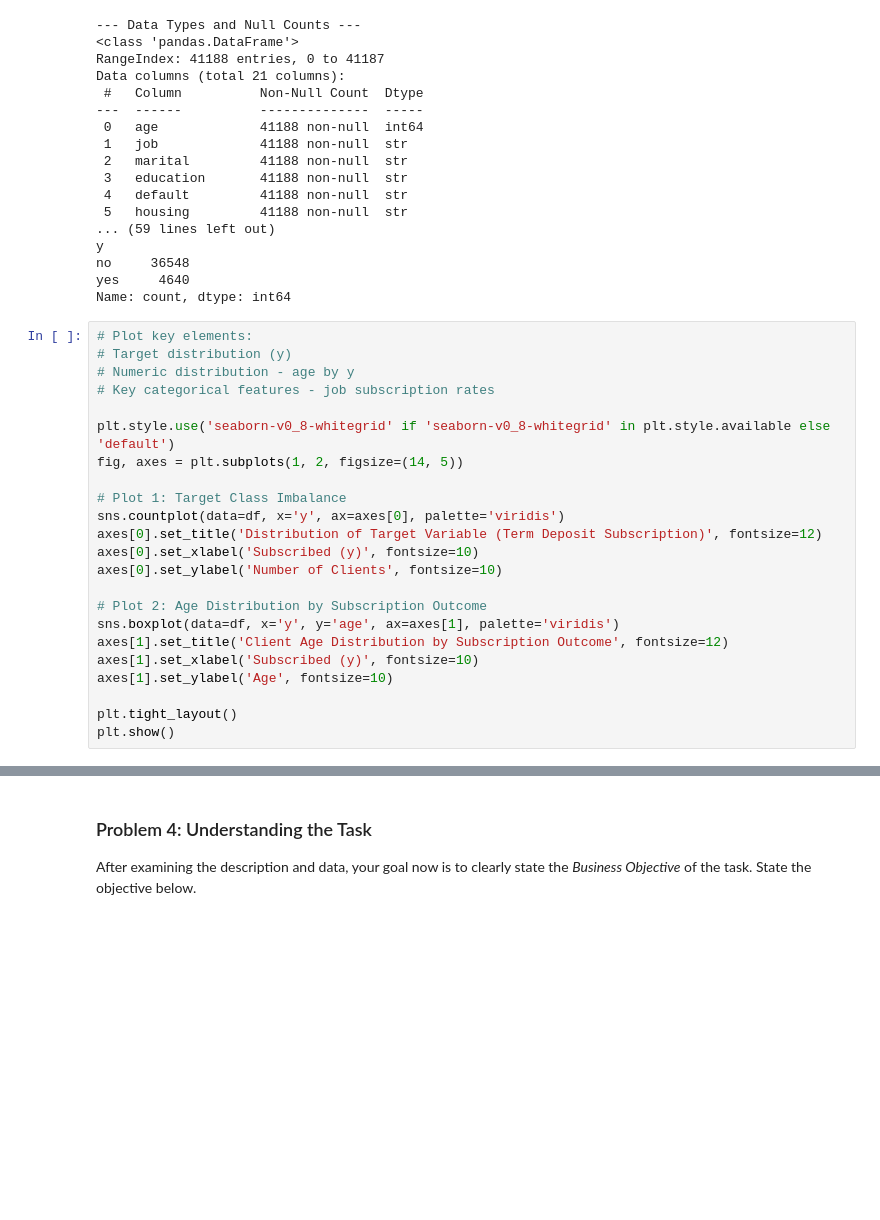
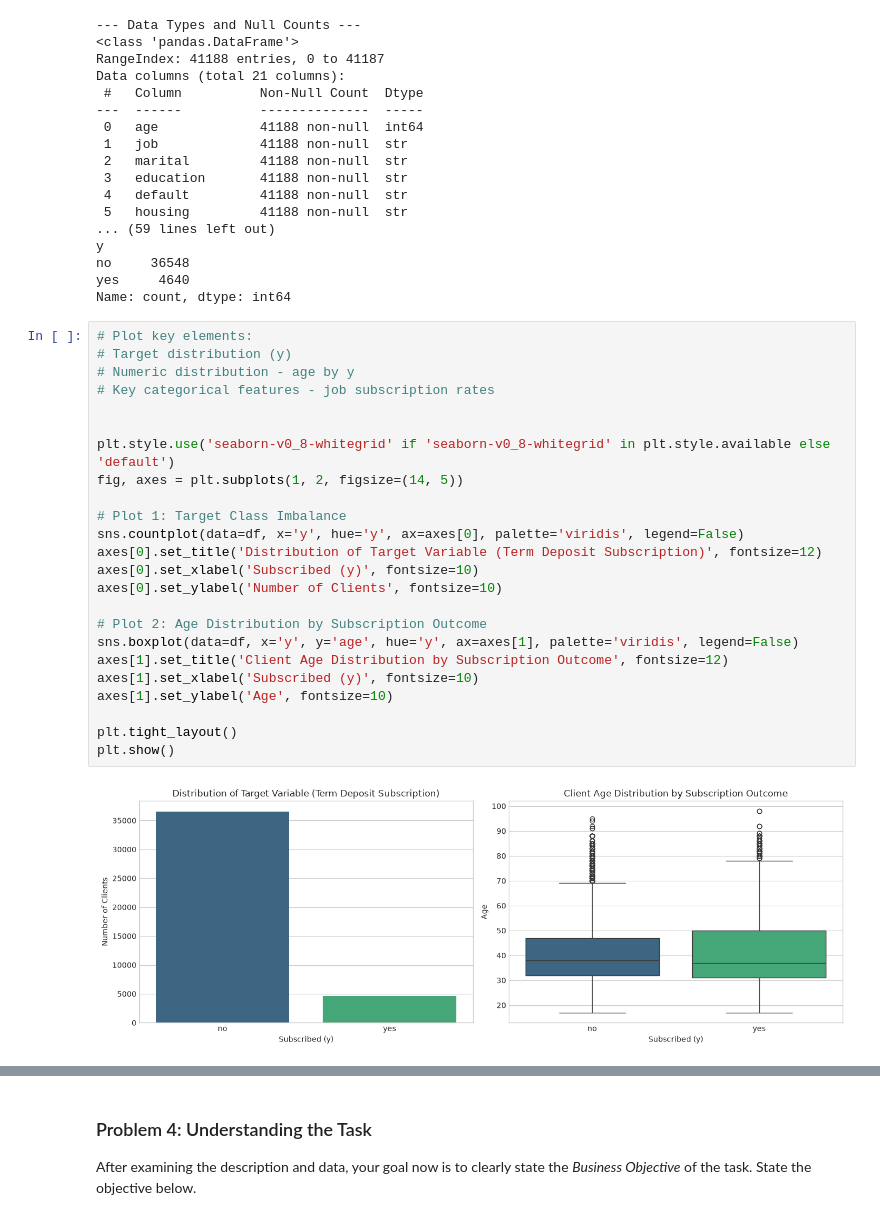
Before and after one commit to gSinhaUCB/Gautam_UCB_Module17-BankApp, a Jupyter notebook: prompt_III.ipynb, the cells around one changed output, grey strips where cells are left out. Cells and saved outputs as stored; diff of their text form; blank space fills up the shorter version.

```diff
--- a/prompt_III.ipynb
+++ b/prompt_III.ipynb
@@ -127,23 +126,26 @@ Name: count, dtype: int64
 # %%
 # Plot key elements:
 # Target distribution (y)
 # Numeric distribution - age by y
 # Key categorical features - job subscription rates
 
+
 plt.style.use('seaborn-v0_8-whitegrid' if 'seaborn-v0_8-whitegrid' in plt.style.available else 'default')
 fig, axes = plt.subplots(1, 2, figsize=(14, 5))
 
 # Plot 1: Target Class Imbalance
-sns.countplot(data=df, x='y', ax=axes[0], palette='viridis')
+sns.countplot(data=df, x='y', hue='y', ax=axes[0], palette='viridis', legend=False)
 axes[0].set_title('Distribution of Target Variable (Term Deposit Subscription)', fontsize=12)
 axes[0].set_xlabel('Subscribed (y)', fontsize=10)
 axes[0].set_ylabel('Number of Clients', fontsize=10)
 
 # Plot 2: Age Distribution by Subscription Outcome
-sns.boxplot(data=df, x='y', y='age', ax=axes[1], palette='viridis')
+sns.boxplot(data=df, x='y', y='age', hue='y', ax=axes[1], palette='viridis', legend=False)
 axes[1].set_title('Client Age Distribution by Subscription Outcome', fontsize=12)
 axes[1].set_xlabel('Subscribed (y)', fontsize=10)
 axes[1].set_ylabel('Age', fontsize=10)
 
 plt.tight_layout()
 plt.show()
+# %% [output]
+[figure, added]
```
Also changed, not shown: parts of 7 cells of this notebook, 1 other file.
